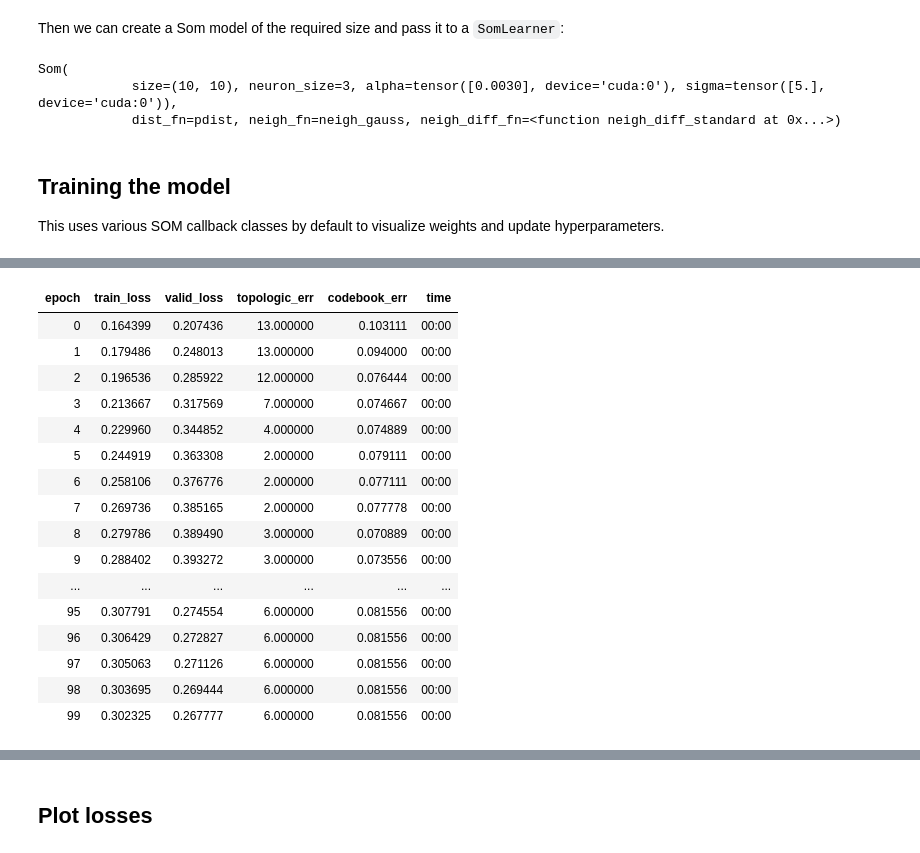
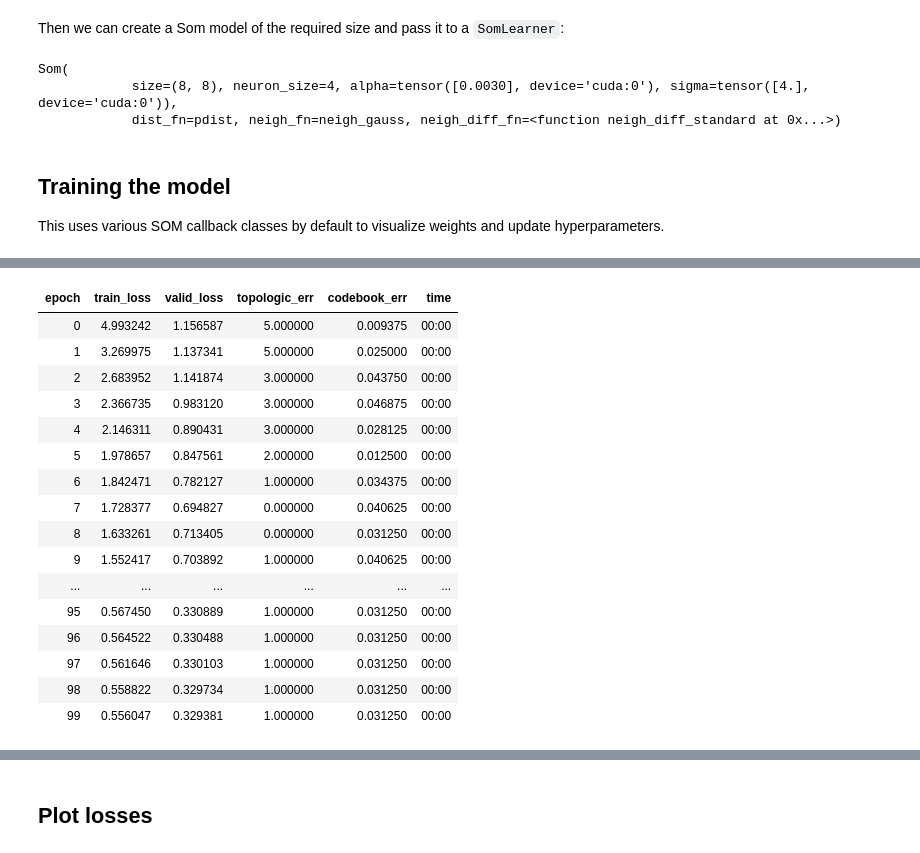
Before and after one commit to kireygroup/fastsom, a Jupyter notebook: kg_som/nbs/SOM - Fastai Refactor.ipynb, the cells around one changed output, grey strips where cells are left out. Drawn from its saved outputs; the diff is of its cells as text; code cells hidden in the pictures.

```diff
--- a/kg_som/nbs/SOM - Fastai Refactor.ipynb
+++ b/kg_som/nbs/SOM - Fastai Refactor.ipynb
@@ -52,9 +52,9 @@ def iris():
     x = torch.tensor(iris.data)
     y = torch.tensor(iris.target)
     labels = iris.feature_names
-    map_size = (4,4)
+    map_size = (8, 8)
     alpha = 0.3
-    bs = 10
+    bs = 150
     epochs = 30
     return x, y, labels, map_size, alpha, bs, epochs
 
@@ -140,4 +140,4 @@ We use one of the data loading functions defined above together with the `Unsupe
 # %%
 from kg_som import UnsupervisedDataBunch
 # %%
-x, y, labels, map_size, alpha, bs, epochs = colors_github()
+x, y, labels, map_size, alpha, bs, epochs = iris()
@@ -144,2 +148,2 @@ x, y, labels, map_size, alpha, bs, epochs = colors_github()
 # %%
-db = UnsupervisedDataBunch(x, valid=0.2, sampler='shuffle', bs=bs)
+db = UnsupervisedDataBunch(x, valid=0.03, sampler='shuffle', bs=bs)
@@ -204,9 +196,9 @@ som_hypers = dict(
 )
 
 learn_hypers = dict(
-    lr=(0.3, 0.1, 0.2),
+    lr=lr(1.0),
     metrics=[topologic_err, codebook_err],
     visualize=['weights', 'hyperparams', 'bmus'],
     trainer=ExperimentalSomTrainer,
+#     callbacks=[SomEarlyStoppingCallback()]
 )
-epochs = 100
@@ -219,7 +214,7 @@ learn = SomLearner(db, som, loss_func=mean_quantization_err, **learn_hypers)
 learn.model
 # %% [output]
 Som(
-            size=(10, 10), neuron_size=3, alpha=tensor([0.0030], device='cuda:0'), sigma=tensor([5.], device='cuda:0')),
+            size=(8, 8), neuron_size=4, alpha=tensor([0.0030], device='cuda:0'), sigma=tensor([4.], device='cuda:0')),
             dist_fn=pdist, neigh_fn=neigh_gauss, neigh_diff_fn=<function neigh_diff_standard at 0x...>)
 # %% [markdown]
 ## Training the model
@@ -227,29 +222,29 @@ Som(
 This uses various SOM callback classes by default to visualize weights and update hyperparameters.
 # %%
 %matplotlib notebook
-learn.fit(epochs)
+learn.fit(100)
 # %% [output]
 [interactive output not drawn]
 [interactive output not drawn]
 [interactive output not drawn]
 [interactive output not drawn]
 | epoch | train_loss | valid_loss | topologic_err | codebook_err | time |
-| 0 | 0.164399 | 0.207436 | 13.000000 | 0.103111 | 00:00 |
-| 1 | 0.179486 | 0.248013 | 13.000000 | 0.094000 | 00:00 |
-| 2 | 0.196536 | 0.285922 | 12.000000 | 0.076444 | 00:00 |
-| 3 | 0.213667 | 0.317569 | 7.000000 | 0.074667 | 00:00 |
-| 4 | 0.229960 | 0.344852 | 4.000000 | 0.074889 | 00:00 |
-| 5 | 0.244919 | 0.363308 | 2.000000 | 0.079111 | 00:00 |
-| 6 | 0.258106 | 0.376776 | 2.000000 | 0.077111 | 00:00 |
-| 7 | 0.269736 | 0.385165 | 2.000000 | 0.077778 | 00:00 |
-| 8 | 0.279786 | 0.389490 | 3.000000 | 0.070889 | 00:00 |
-| 9 | 0.288402 | 0.393272 | 3.000000 | 0.073556 | 00:00 |
+| 0 | 4.993242 | 1.156587 | 5.000000 | 0.009375 | 00:00 |
+| 1 | 3.269975 | 1.137341 | 5.000000 | 0.025000 | 00:00 |
+| 2 | 2.683952 | 1.141874 | 3.000000 | 0.043750 | 00:00 |
+| 3 | 2.366735 | 0.983120 | 3.000000 | 0.046875 | 00:00 |
+| 4 | 2.146311 | 0.890431 | 3.000000 | 0.028125 | 00:00 |
+| 5 | 1.978657 | 0.847561 | 2.000000 | 0.012500 | 00:00 |
+| 6 | 1.842471 | 0.782127 | 1.000000 | 0.034375 | 00:00 |
+| 7 | 1.728377 | 0.694827 | 0.000000 | 0.040625 | 00:00 |
+| 8 | 1.633261 | 0.713405 | 0.000000 | 0.031250 | 00:00 |
+| 9 | 1.552417 | 0.703892 | 1.000000 | 0.040625 | 00:00 |
 | ... | ... | ... | ... | ... | ... |
-| 95 | 0.307791 | 0.274554 | 6.000000 | 0.081556 | 00:00 |
-| 96 | 0.306429 | 0.272827 | 6.000000 | 0.081556 | 00:00 |
-| 97 | 0.305063 | 0.271126 | 6.000000 | 0.081556 | 00:00 |
-| 98 | 0.303695 | 0.269444 | 6.000000 | 0.081556 | 00:00 |
-| 99 | 0.302325 | 0.267777 | 6.000000 | 0.081556 | 00:00 |
+| 95 | 0.567450 | 0.330889 | 1.000000 | 0.031250 | 00:00 |
+| 96 | 0.564522 | 0.330488 | 1.000000 | 0.031250 | 00:00 |
+| 97 | 0.561646 | 0.330103 | 1.000000 | 0.031250 | 00:00 |
+| 98 | 0.558822 | 0.329734 | 1.000000 | 0.031250 | 00:00 |
+| 99 | 0.556047 | 0.329381 | 1.000000 | 0.031250 | 00:00 |
 [interactive output not drawn]
 [interactive output not drawn]
 [interactive output not drawn]
```
Also changed, not shown: parts of 22 cells of this notebook, 5 other files.
